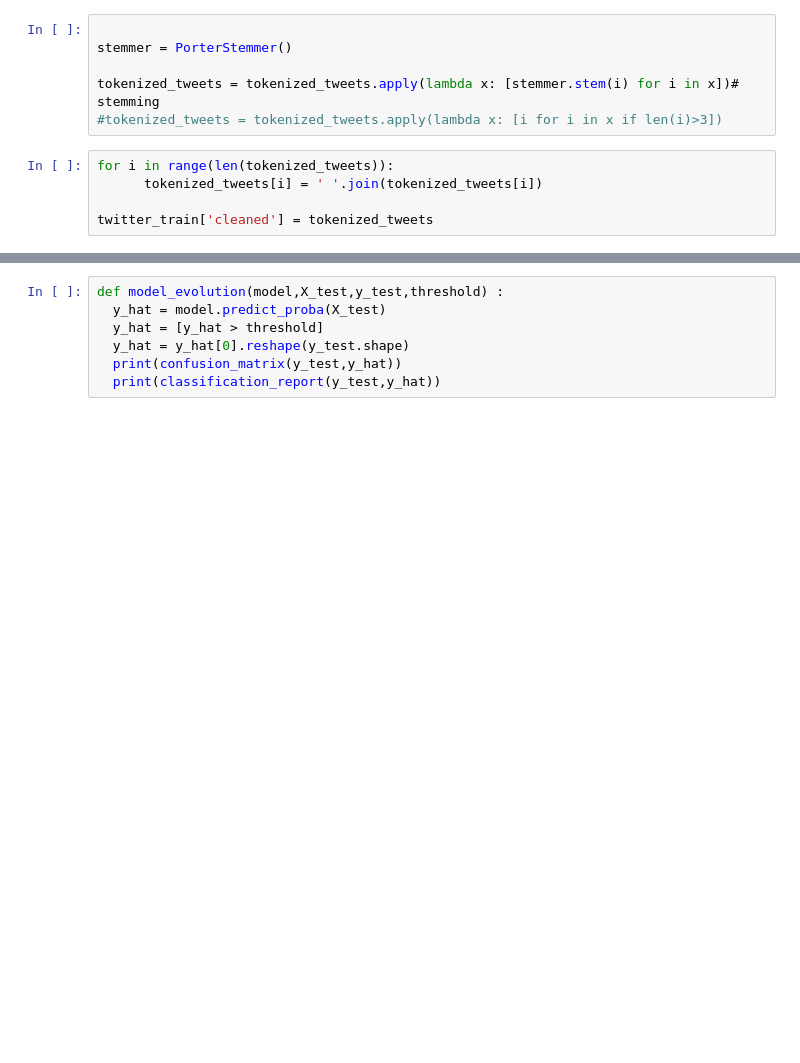
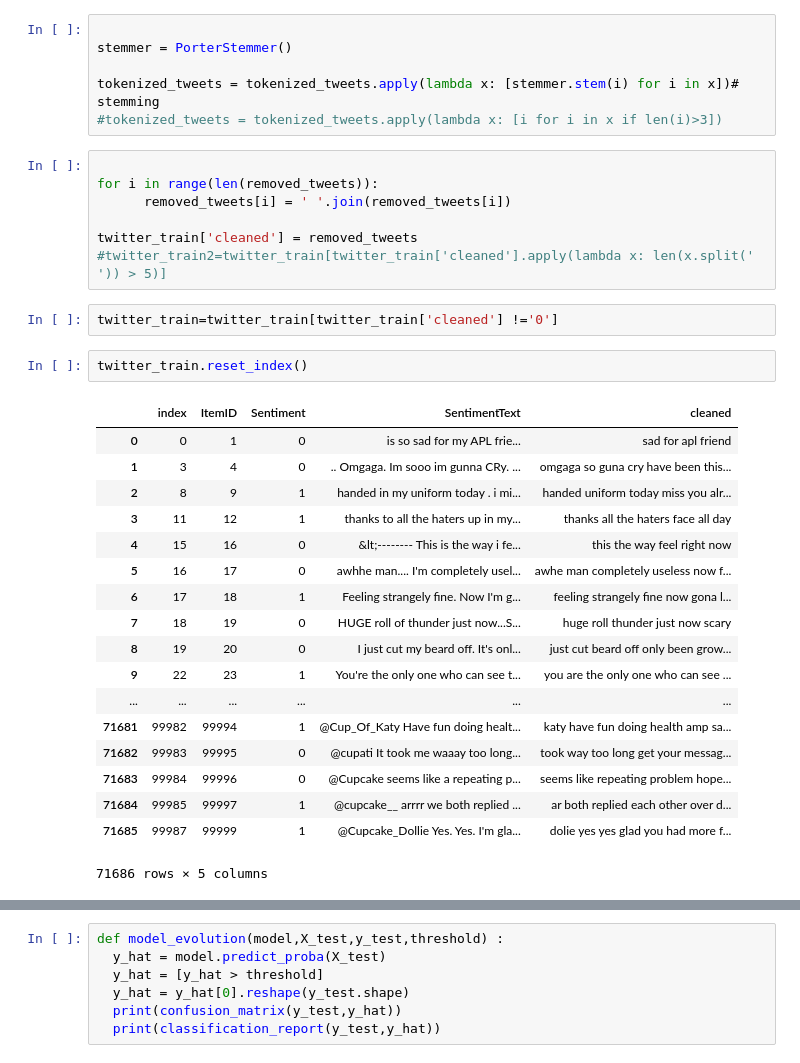
Before and after one commit to tpathanjali/ML, a Jupyter notebook: Sentiment_analysis_using_deep_learning.ipynb, the cells around one changed output, grey strips where cells are left out. Cells and saved outputs as stored; diff of their text form; blank space fills up the shorter version.

```diff
--- a/Sentiment_analysis_using_deep_learning.ipynb
+++ b/Sentiment_analysis_using_deep_learning.ipynb
@@ -148,10 +182,35 @@ stemmer = PorterStemmer()
 tokenized_tweets = tokenized_tweets.apply(lambda x: [stemmer.stem(i) for i in x])# stemming
 #tokenized_tweets = tokenized_tweets.apply(lambda x: [i for i in x if len(i)>3])
 # %%
-for i in range(len(tokenized_tweets)):
-      tokenized_tweets[i] = ' '.join(tokenized_tweets[i])
 
-twitter_train['cleaned'] = tokenized_tweets
+for i in range(len(removed_tweets)):
+      removed_tweets[i] = ' '.join(removed_tweets[i])
+
+twitter_train['cleaned'] = removed_tweets
+#twitter_train2=twitter_train[twitter_train['cleaned'].apply(lambda x: len(x.split(' ')) > 5)]
+# %%
+twitter_train=twitter_train[twitter_train['cleaned'] !='0']
+# %%
+twitter_train.reset_index()
+# %% [output]
+|  | index | ItemID | Sentiment | SentimentText | cleaned |
+| 0 | 0 | 1 | 0 | is so sad for my APL frie... | sad for apl friend |
+| 1 | 3 | 4 | 0 | .. Omgaga. Im sooo im gunna CRy. ... | omgaga so guna cry have been this... |
+| 2 | 8 | 9 | 1 | handed in my uniform today . i mi... | handed uniform today miss you alr... |
+| 3 | 11 | 12 | 1 | thanks to all the haters up in my... | thanks all the haters face all day |
+| 4 | 15 | 16 | 0 | &lt;-------- This is the way i fe... | this the way feel right now |
+| 5 | 16 | 17 | 0 | awhhe man.... I'm completely usel... | awhe man completely useless now f... |
+| 6 | 17 | 18 | 1 | Feeling strangely fine. Now I'm g... | feeling strangely fine now gona l... |
+| 7 | 18 | 19 | 0 | HUGE roll of thunder just now...S... | huge roll thunder just now scary |
+| 8 | 19 | 20 | 0 | I just cut my beard off. It's onl... | just cut beard off only been grow... |
+| 9 | 22 | 23 | 1 | You're the only one who can see t... | you are the only one who can see ... |
+| ... | ... | ... | ... | ... | ... |
+| 71681 | 99982 | 99994 | 1 | @Cup_Of_Katy Have fun doing healt... | katy have fun doing health amp sa... |
+| 71682 | 99983 | 99995 | 0 | @cupati It took me waaay too long... | took way too long get your messag... |
+| 71683 | 99984 | 99996 | 0 | @Cupcake seems like a repeating p... | seems like repeating problem hope... |
+| 71684 | 99985 | 99997 | 1 | @cupcake__ arrrr we both replied ... | ar both replied each other over d... |
+| 71685 | 99987 | 99999 | 1 | @Cupcake_Dollie Yes. Yes. I'm gla... | dolie yes yes glad you had more f... |
+71686 rows × 5 columns
 # %%
 all_words = ' '.join([text for text in twitter_train['cleaned']])
 
```
Also changed, not shown: parts of 15 cells of this notebook.
